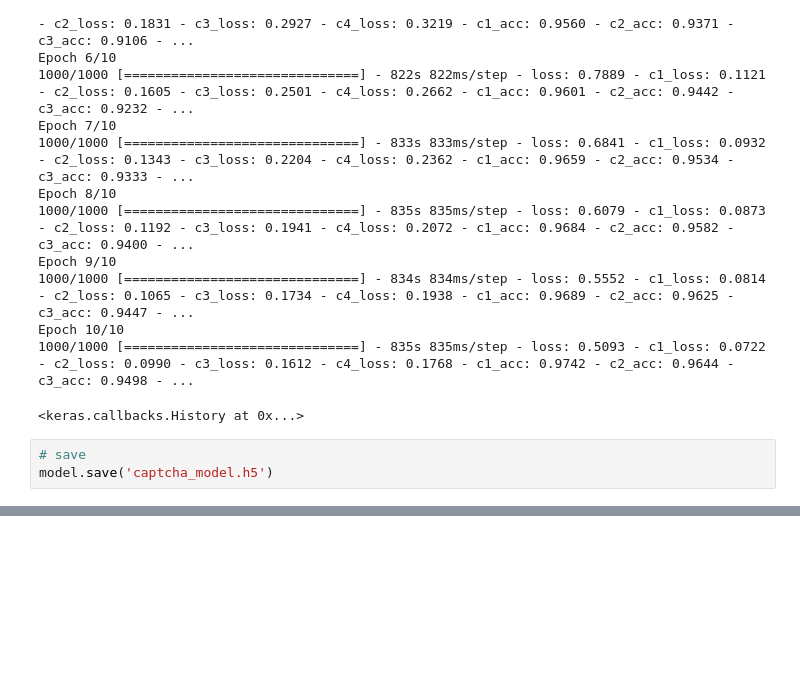
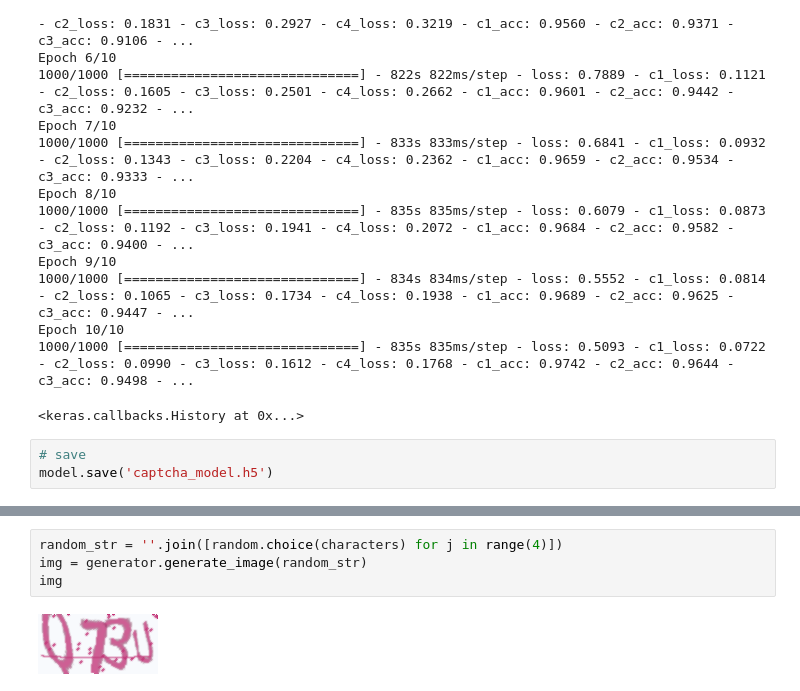
Before and after one commit to zhangbincheng1997/captcha-adversarial-attack, a Jupyter notebook: main.ipynb, the cells around one changed output, grey strips where cells are left out. Saved outputs shown, nothing was run; the diff lists cells and outputs as text; blank space fills up the shorter version.

```diff
--- a/main.ipynb
+++ b/main.ipynb
@@ -117,0 +133,6 @@ plt.imshow(X[0], cmap='gray')
+# %%
+random_str = ''.join([random.choice(characters) for j in range(4)])
+img = generator.generate_image(random_str)
+img
+# %% [output]
+[figure, added]
```
Also changed, not shown: parts of 22 cells of this notebook.
